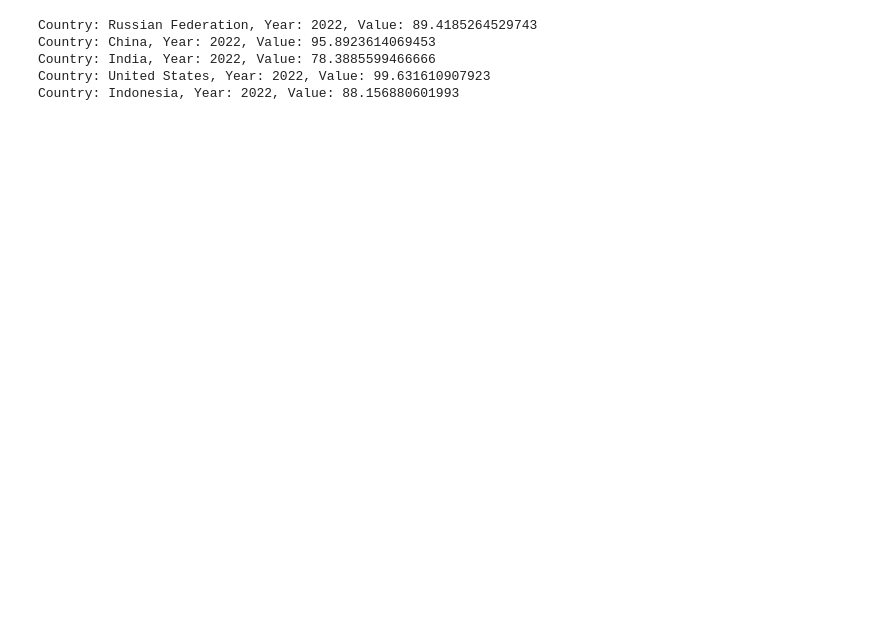
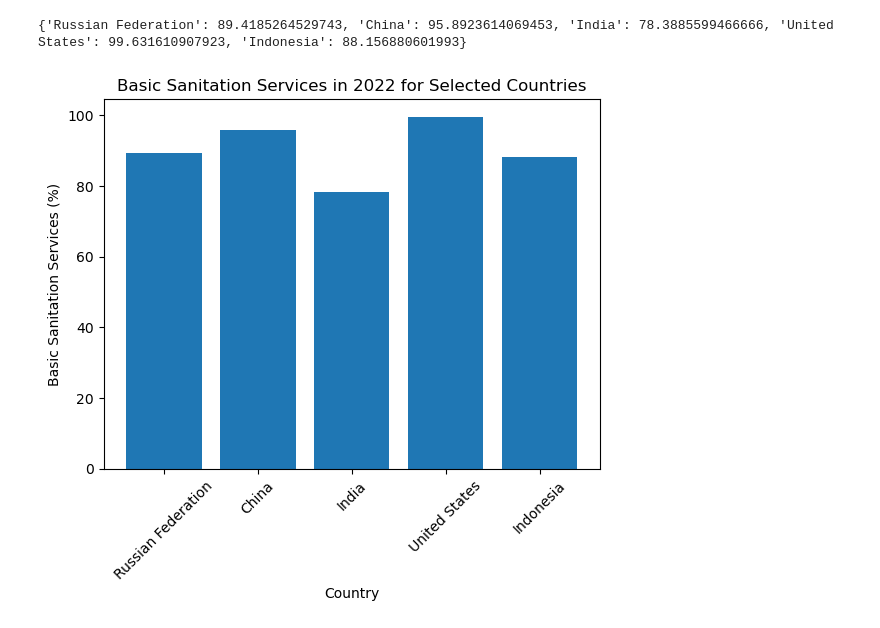
Before and after one commit to Golnaz8/airquality_vs_health, a Jupyter notebook: AirQuality_vs_Health/hygiene.ipynb, the cells around one changed output. Cells and saved outputs as stored; diff of their text form; code cells hidden in the pictures; blank space fills up the shorter version.

```diff
--- a/AirQuality_vs_Health/hygiene.ipynb
+++ b/AirQuality_vs_Health/hygiene.ipynb
@@ -1,36 +1,49 @@
 # %%
 import requests
+import matplotlib.pyplot as plt
 
 # List of 5 most polluted country codes
 countries = ['RU', 'CN', 'IN', 'US', 'ID']
 
 # Indicator for basic sanitation services
 indicator = 'SH.STA.BASS.ZS'
 
 # Base URL for the World Bank API
 base_url = "https://api.worldbank.org/v2/country/{}/indicator/{}?date=2022:2022&format=json"
 
+sanitation_data = {}
+
 # Function to fetch data for each country
 def fetch_sanitation_data(country_code, indicator):
     url = base_url.format(country_code, indicator)
     response = requests.get(url)
     if response.status_code == 200:
         data = response.json()
-        # Check if data is available and print the relevant information
+        # Check if data is available and save the relevant information
         if data and len(data) > 1 and data[1]:
             latest_data = data[1][0]
-            print(f"Country: {latest_data['country']['value']}, Year: {latest_data['date']}, Value: {latest_data['value']}")
+            country_name = latest_data['country']['value']
+            sanitation_value = latest_data['value']
+            sanitation_data[country_name] = sanitation_value
         else:
             print(f"No data available for 2022 for country: {country_code}")
     else:
         print(f"Error fetching data for country: {country_code}, Status Code: {response.status_code}")
 
 
 for country in countries:
     fetch_sanitation_data(country, indicator)
+
+
+print(sanitation_data)
+
+# Plot the data
+plt.bar(sanitation_data.keys(), sanitation_data.values())
+plt.xlabel('Country')
+plt.ylabel('Basic Sanitation Services (%)')
+plt.title('Basic Sanitation Services in 2022 for Selected Countries')
+plt.xticks(rotation=45)
+plt.show()
 # %% [output]
-Country: Russian Federation, Year: 2022, Value: 89.4185264529743
-Country: China, Year: 2022, Value: 95.8923614069453
-Country: India, Year: 2022, Value: 78.3885599466666
-Country: United States, Year: 2022, Value: 99.631610907923
-Country: Indonesia, Year: 2022, Value: 88.156880601993
+{'Russian Federation': 89.4185264529743, 'China': 95.8923614069453, 'India': 78.3885599466666, 'United States': 99.631610907923, 'Indonesia': 88.156880601993}
+[figure, added]
```
Also changed, not shown: 1 other file.
